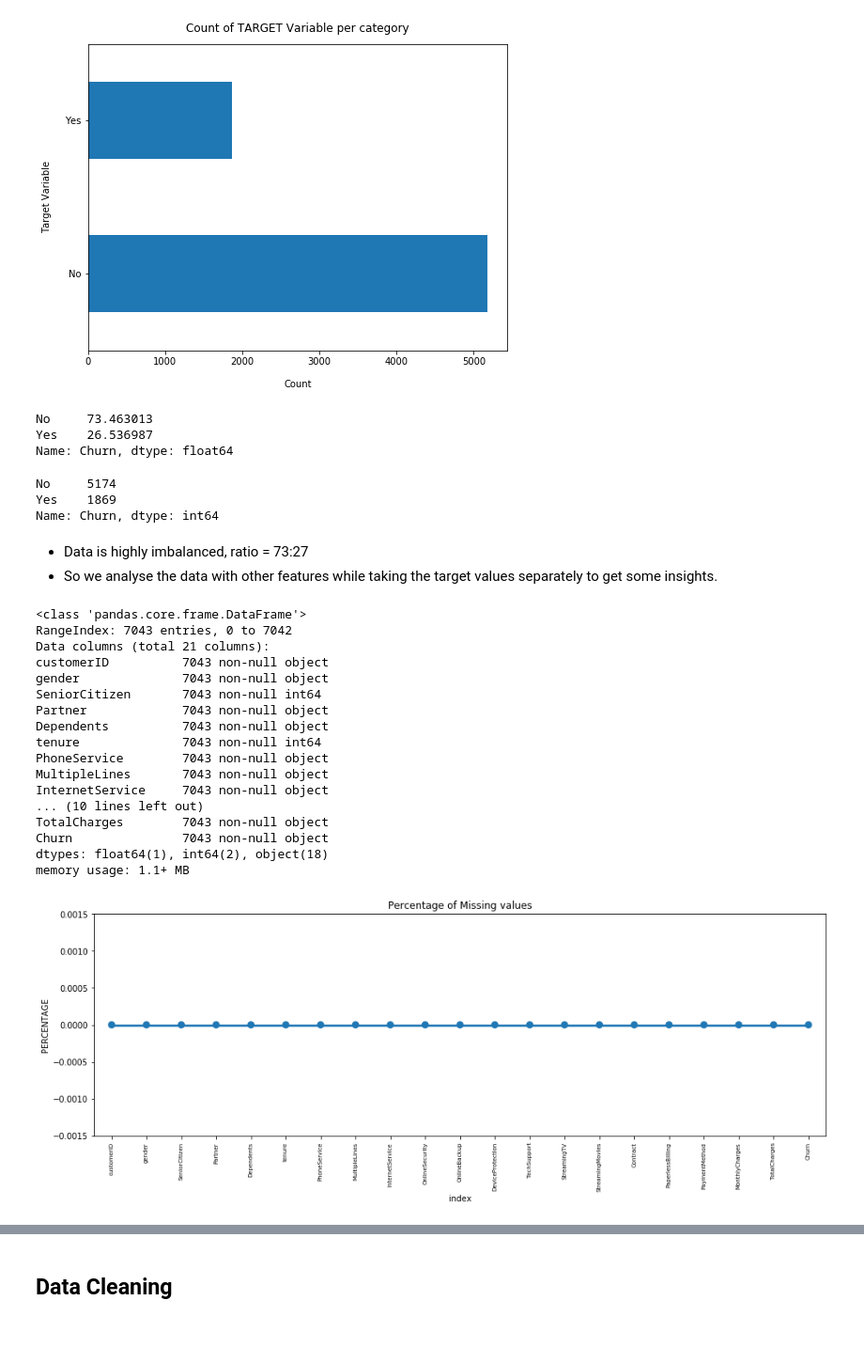
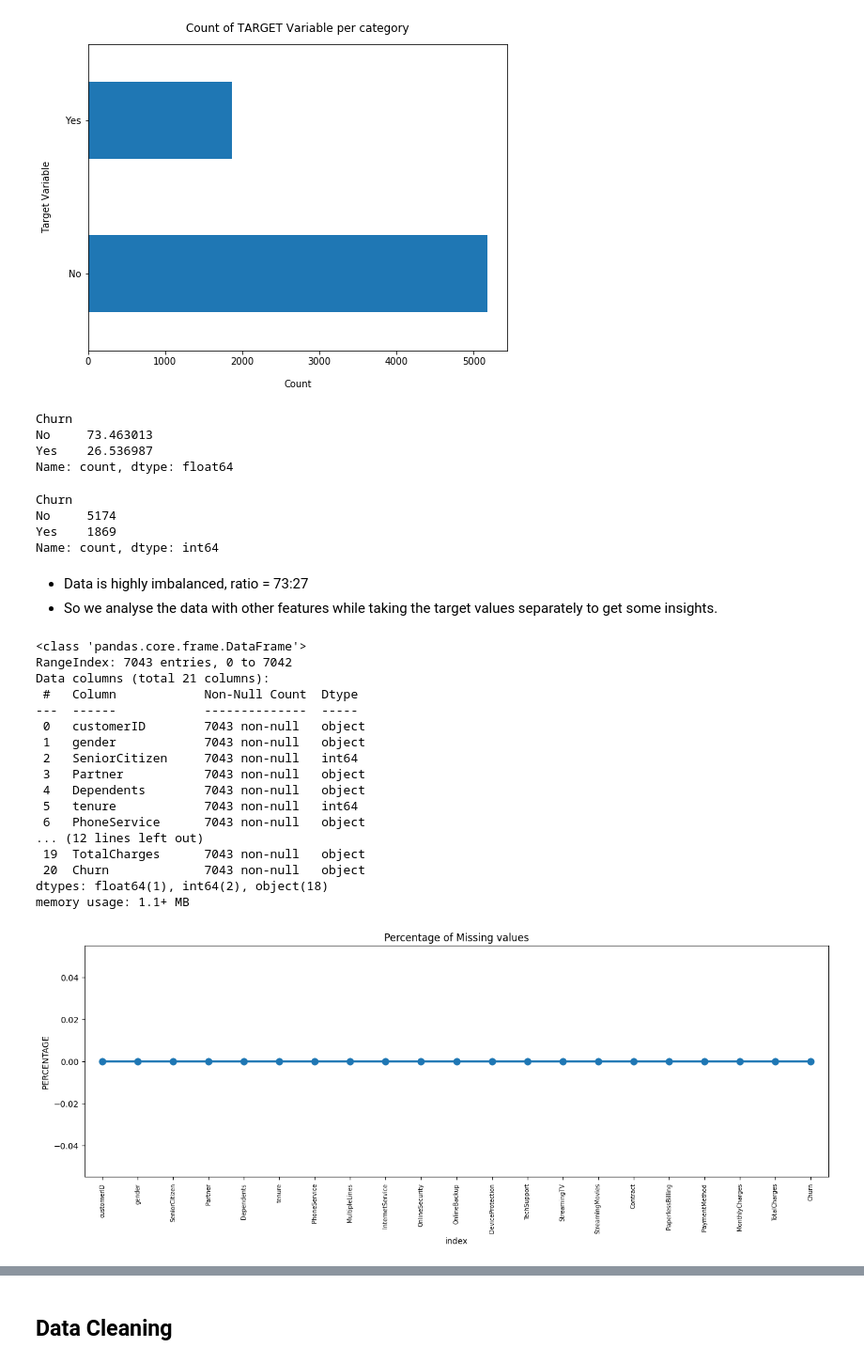
Before and after one commit to edrjayawardena/customer_churn_analysis, a Jupyter notebook: model/Churn Analysis - EDA.ipynb, the cells around one changed output, grey strips where cells are left out. Shown at 94% size. Cells and saved outputs as stored; diff of their text form; code cells hidden in the pictures; blank space fills up the shorter version.

```diff
--- a/model/Churn Analysis - EDA.ipynb
+++ b/model/Churn Analysis - EDA.ipynb
@@ -32,7 +32,7 @@ import matplotlib.pyplot as plt
 # %% [markdown]
 # *Load the data file*
 # %%
-url = ("https://raw.githubusercontent.com/edrjayawardena/customer_churn_analysis/refs/heads/main/Telecom%20Customer%20Dataset.csv")
+url = ("https://raw.githubusercontent.com/edrjayawardena/customer_churn_analysis/refs/heads/main/Telcom%20Customer%20Churn%20Dataset.csv")
 # %%
 telco_base_data = pd.read_csv(url)
 # %% [markdown]
@@ -111,15 +112,17 @@ plt.title("Count of TARGET Variable per category", y=1.02);
 # %%
 100*telco_base_data['Churn'].value_counts()/len(telco_base_data['Churn'])
 # %% [output]
+Churn
 No     73.463013
 Yes    26.536987
-Name: Churn, dtype: float64
+Name: count, dtype: float64
 # %%
 telco_base_data['Churn'].value_counts()
 # %% [output]
+Churn
 No     5174
 Yes    1869
-Name: Churn, dtype: int64
+Name: count, dtype: int64
 # %% [markdown]
 * Data is highly imbalanced, ratio = 73:27<br>
 * So we analyse the data with other features while taking the target values separately to get some insights.
@@ -130,27 +133,27 @@ telco_base_data.info(verbose = True)
 <class 'pandas.core.frame.DataFrame'>
 RangeIndex: 7043 entries, 0 to 7042
 Data columns (total 21 columns):
-customerID          7043 non-null object
-gender              7043 non-null object
-SeniorCitizen       7043 non-null int64
-Partner             7043 non-null object
-Dependents          7043 non-null object
-tenure              7043 non-null int64
-PhoneService        7043 non-null object
-MultipleLines       7043 non-null object
-InternetService     7043 non-null object
-... (10 lines left out)
-TotalCharges        7043 non-null object
-Churn               7043 non-null object
+ #   Column            Non-Null Count  Dtype
+---  ------            --------------  -----
+ 0   customerID        7043 non-null   object
+ 1   gender            7043 non-null   object
+ 2   SeniorCitizen     7043 non-null   int64
+ 3   Partner           7043 non-null   object
+ 4   Dependents        7043 non-null   object
+ 5   tenure            7043 non-null   int64
+ 6   PhoneService      7043 non-null   object
+... (12 lines left out)
+ 19  TotalCharges      7043 non-null   object
+ 20  Churn             7043 non-null   object
 dtypes: float64(1), int64(2), object(18)
 memory usage: 1.1+ MB
 # %%
 missing = pd.DataFrame((telco_base_data.isnull().sum())*100/telco_base_data.shape[0]).reset_index()
 plt.figure(figsize=(16,5))
-ax = sns.pointplot('index',0,data=missing)
+ax = sns.pointplot(x='index',y=0,data=missing)
 plt.xticks(rotation =90,fontsize =7)
 plt.title("Percentage of Missing values")
 plt.ylabel("PERCENTAGE")
 plt.show()
 # %% [output]
-[figure, old version]
+[figure, new version]
```
Also changed, not shown: parts of 22 cells of this notebook, 1 other file.
